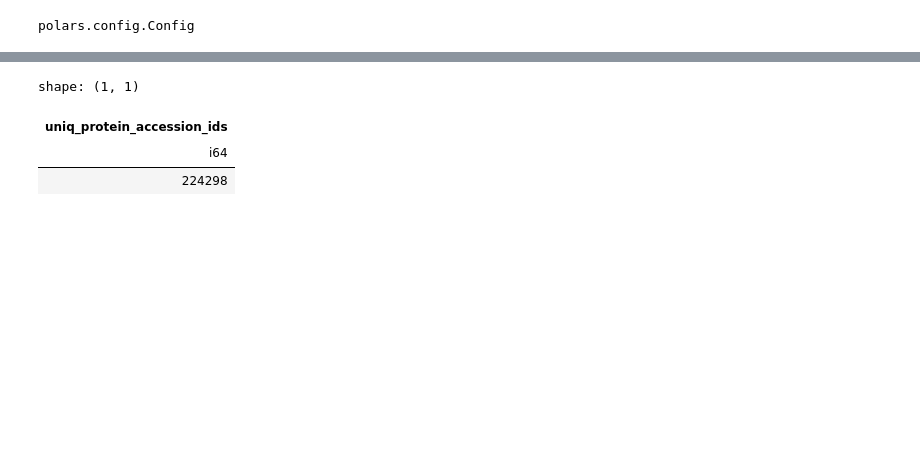
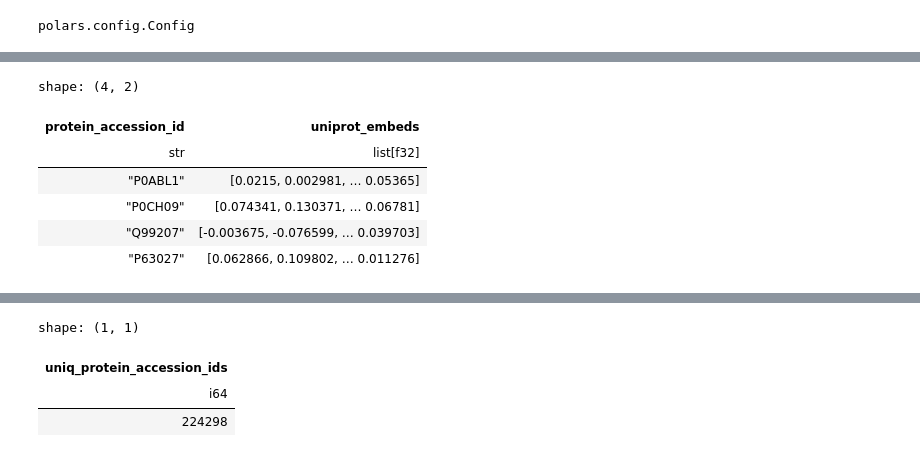
Before and after one commit to sumaniitm/cafa-6-protein-function-prediction-kaggle, a Jupyter notebook: cafa6-baseline-and-feature-engineering.ipynb, the cells around one changed output, grey strips where cells are left out. Cells and saved outputs as stored; diff of their text form; code cells hidden in the pictures; blank space fills up the shorter version.

```diff
--- a/cafa6-baseline-and-feature-engineering.ipynb
+++ b/cafa6-baseline-and-feature-engineering.ipynb
@@ -196,3 +217,13 @@ Shape of test data (224298, 1025)
+# %%
+df_train_features.head(4)
+# %% [output]
+shape: (4, 2)
+| protein_accession_id | uniprot_embeds |
+| str | list[f32] |
+| "P0ABL1" | [0.0215, 0.002981, … 0.05365] |
+| "P0CH09" | [0.074341, 0.130371, … 0.06781] |
+| "Q99207" | [-0.003675, -0.076599, … 0.039703] |
+| "P63027" | [0.062866, 0.109802, … 0.011276] |
 # %%
 df_train_labels.head(5)
 # %% [output]
```
Also changed, not shown: parts of 21 cells of this notebook.
